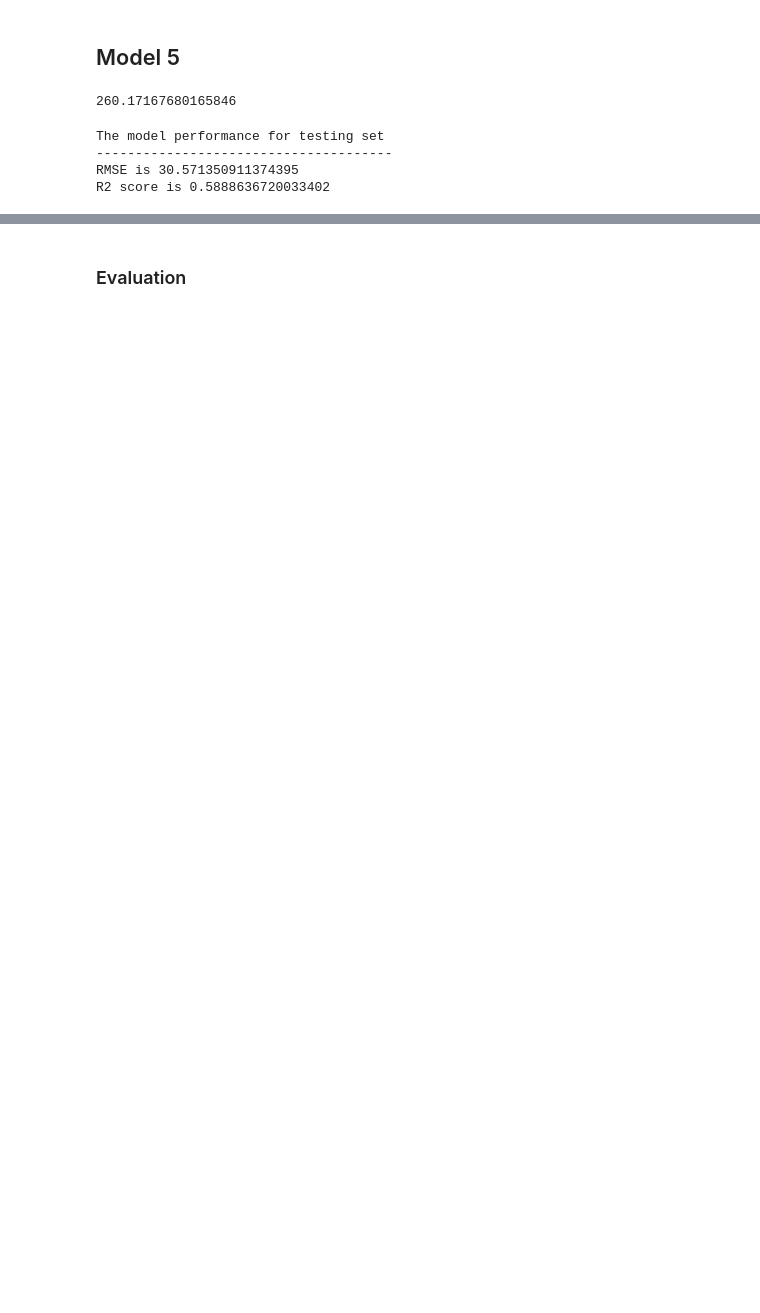
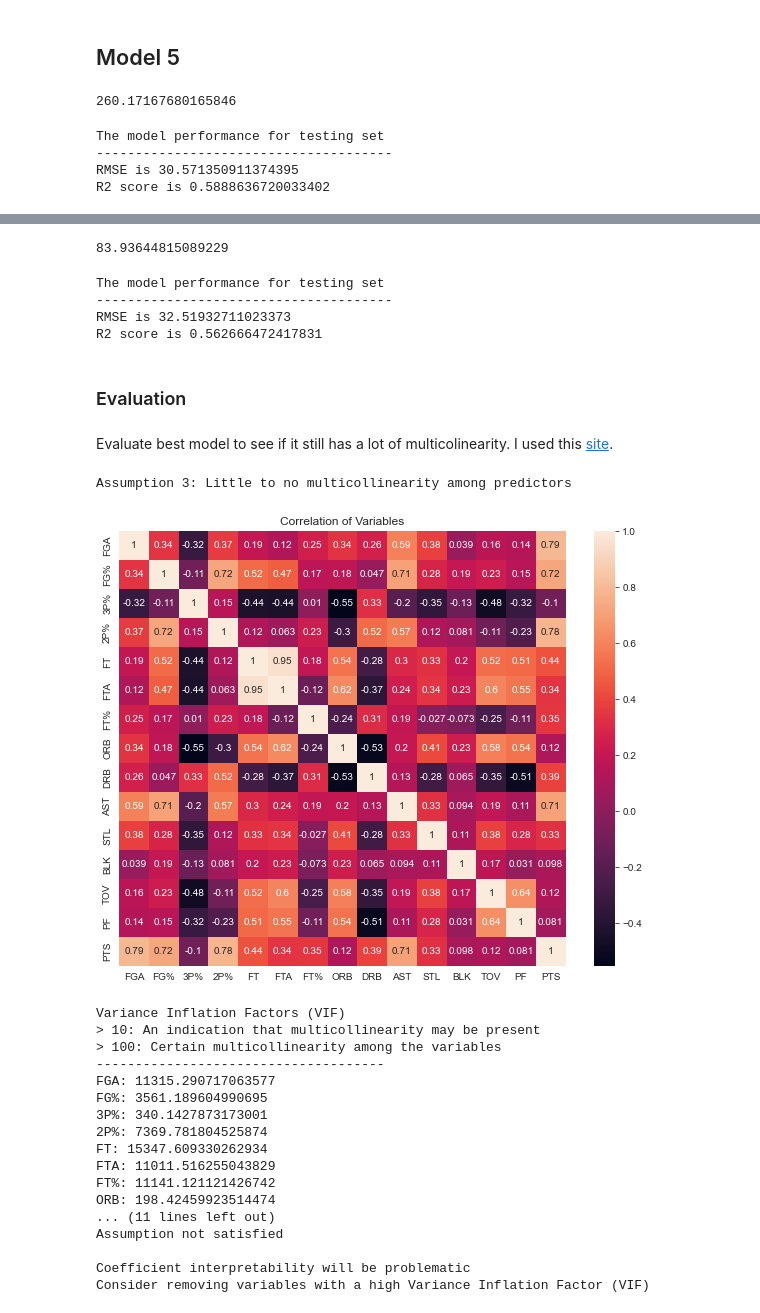
Before and after one commit to HarperJ102986/NBA_Season_Wins, a Jupyter notebook: NBA_Season_Wins_F.ipynb, the cells around one changed output, grey strips where cells are left out. Saved outputs shown, nothing was run; the diff lists cells and outputs as text; code cells hidden in the pictures; blank space fills up the shorter version.

```diff
--- a/NBA_Season_Wins_F.ipynb
+++ b/NBA_Season_Wins_F.ipynb
@@ -591,0 +652,12 @@ R2 score is 0.5888636720033402
+# %%
+# Train Test Split
+X6_train, X6_test, y6_train, y6_test = train_test_split(X6, y6, test_size=.25,
+                                                   random_state=1)
+# Split training data into validation data
+X6_test, X6_val, y6_test, y6_val = train_test_split(X6_test, y6_test, test_size=.1,
+                                                   random_state=1)
+# Instantiate the object
+model_6 = LinearRegression().fit(X6_train, y6_train)
+model_6.intercept_
+# %% [output]
+83.93644815089229
@@ -592,5 +667,43 @@ R2 score is 0.5888636720033402
+# %%
+rmse_model_6 = metrics.mean_squared_error(y6_test, y6_pred, squared = True)
+r2_model_6 = metrics.r2_score(y6_test, y6_pred)
+
+print("The model performance for testing set")
+print("--------------------------------------")
+print('RMSE is {}'.format(rmse_model_6))
+print('R2 score is {}'.format(r2_model_6))
+# %% [output]
+The model performance for testing set
+--------------------------------------
+RMSE is 32.51932711023373
+R2 score is 0.562666472417831
 # %% [markdown]
 ### Evaluation
+# %% [markdown]
+Evaluate best model to see if it still has a lot of multicolinearity. I used this [site](https://jeffmacaluso.github.io/post/LinearRegressionAssumptions/).
+# %%
+names_list = list(X4.columns)
+multicollinearity_assumption(model_4, X4_test, y4_test, feature_names = names_list)
+# %% [output]
+Assumption 3: Little to no multicollinearity among predictors
+[figure, added]
+Variance Inflation Factors (VIF)
+> 10: An indication that multicollinearity may be present
+> 100: Certain multicollinearity among the variables
+-------------------------------------
+FGA: 11315.290717063577
+FG%: 3561.189604990695
+3P%: 340.1427873173001
+2P%: 7369.781804525874
+FT: 15347.609330262934
+FTA: 11011.516255043829
+FT%: 11141.121121426742
+ORB: 198.42459923514474
+... (11 lines left out)
+Assumption not satisfied
+
+Coefficient interpretability will be problematic
+Consider removing variables with a high Variance Inflation Factor (VIF)
 # %%
 def multicollinearity_assumption(model, features, label, feature_names=None):
     """
```
Also changed, not shown: parts of 24 cells of this notebook.
